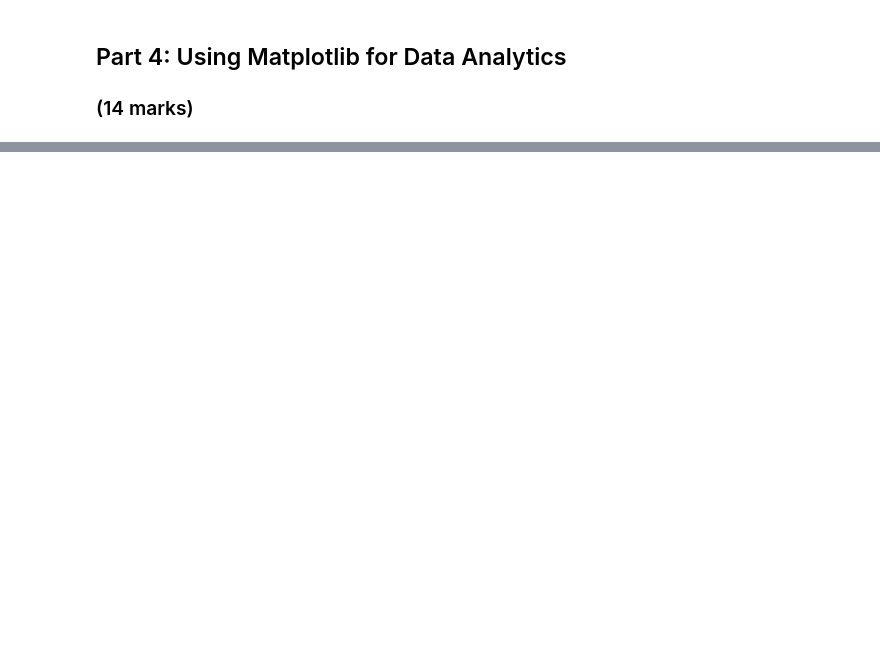
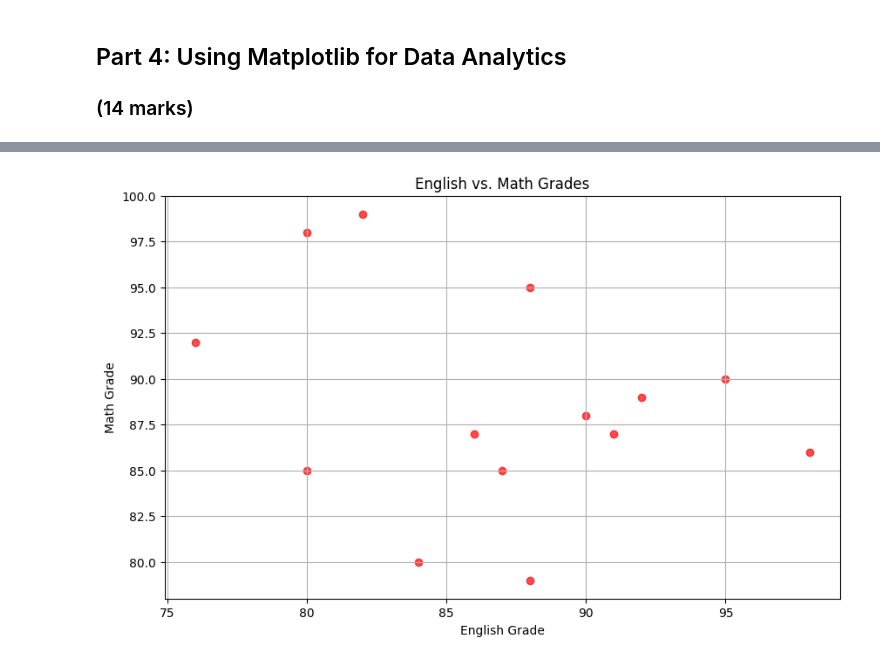
Before and after one commit to AkolawoleBodefakunle/engg680_2024_fall, a Jupyter notebook: Lab_Assignment1/StudentGradeManagementSystem.ipynb, the cells around one changed output, grey strips where cells are left out. Drawn from its saved outputs; the diff is of its cells as text; code cells hidden in the pictures; blank space fills up the shorter version.

```diff
--- a/Lab_Assignment1/StudentGradeManagementSystem.ipynb
+++ b/Lab_Assignment1/StudentGradeManagementSystem.ipynb
@@ -367,23 +474,25 @@ import matplotlib.pyplot as plt
 # %%
 # Let's also use matplotlib to display a scatter plot of English vs. Math grades
 # Scatter plots are useful for seeing the relationship between two variables
-# plt.figure(figsize=(10, 6))
+plt.figure(figsize=(10, 6))
 
-# # Step 1: Use .scatter(x_data, y_data) to create a scatter plot using the English grades on the x-axis, and Math grades on the y-axis
-# # (2 mark)
-#  plt.scatter(df_studentGrades['englishGrade'], df_studentGrades['mathGrade'], alpha=0.7, label='English vs. Math Grades', color='red')
+# Step 1: Use .scatter(x_data, y_data) to create a scatter plot using the English grades on the x-axis, and Math grades on the y-axis
+# (2 mark)
+plt.scatter(df_studentGrades['englishGrade'], df_studentGrades['mathGrade'], alpha=0.7, label='English vs. Math Grades', color='red')
 
-# # Step 1: Properly label the x and y axes as well as the title of your plot.
-# # (3 marks)
-# plt.xlabel('English Grade')
-# plt.ylabel('Math Grade')
-# plt.title('English vs. Math Grades')
-# plt.grid(True)
+# Step 1: Properly label the x and y axes as well as the title of your plot.
+# (3 marks)
+plt.xlabel('English Grade')
+plt.ylabel('Math Grade')
+plt.title('English vs. Math Grades')
+plt.grid(True)
 
-# # Step 2: Output an image file for the scatter plot with a descriptive file name
-# # (1 mark)
-# plt.savefig('english_vs_math_grades.png')
-# plt.show()
+# Step 2: Output an image file for the scatter plot with a descriptive file name
+# (1 mark)
+plt.savefig('english_vs_math_grades.png')
+plt.show()
+# %% [output]
+[figure, added]
 # %%
 # From the scatter plot, is there a relationship between the Math and English grades?
 # (1 mark)
```
Also changed, not shown: parts of 15 cells of this notebook, 2 other files.
